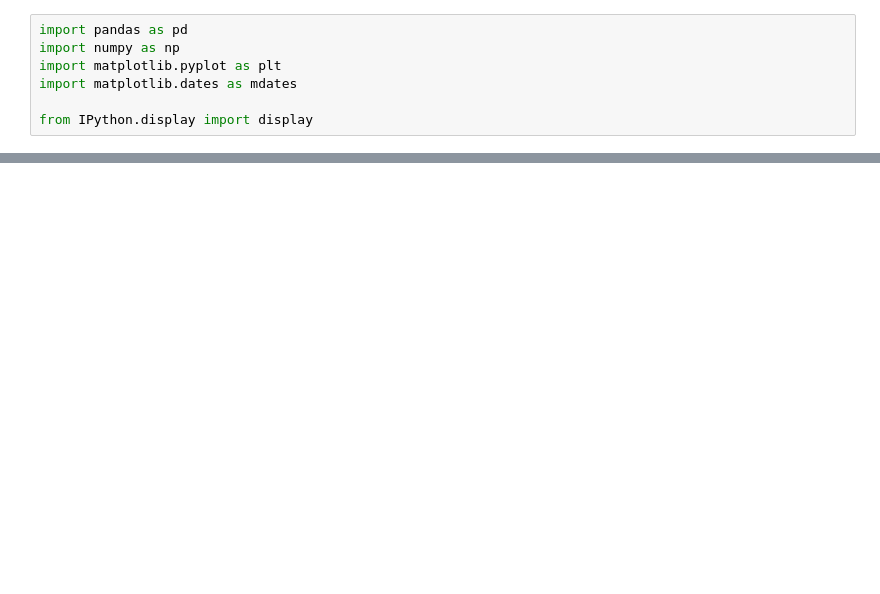
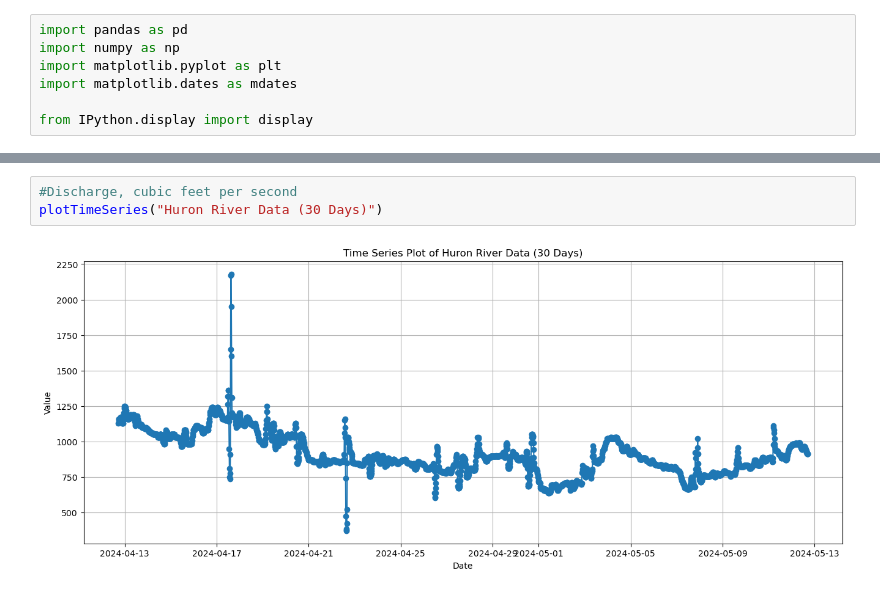
Before and after one commit to shinapatel/Recalculating_Flow_CCDFs, a Jupyter notebook: time_series_plots.ipynb, the cells around one changed output, grey strips where cells are left out. Cells and saved outputs as stored; diff of their text form; blank space fills up the shorter version.

```diff
--- a/time_series_plots.ipynb
+++ b/time_series_plots.ipynb
@@ -28,0 +30,5 @@ plotTimeSeries("Huron River Data")
+# %%
+#Discharge, cubic feet per second
+plotTimeSeries("Huron River Data (30 Days)")
+# %% [output]
+[figure, added]
```
Also changed, not shown: parts of 5 cells of this notebook, 5 other files.
